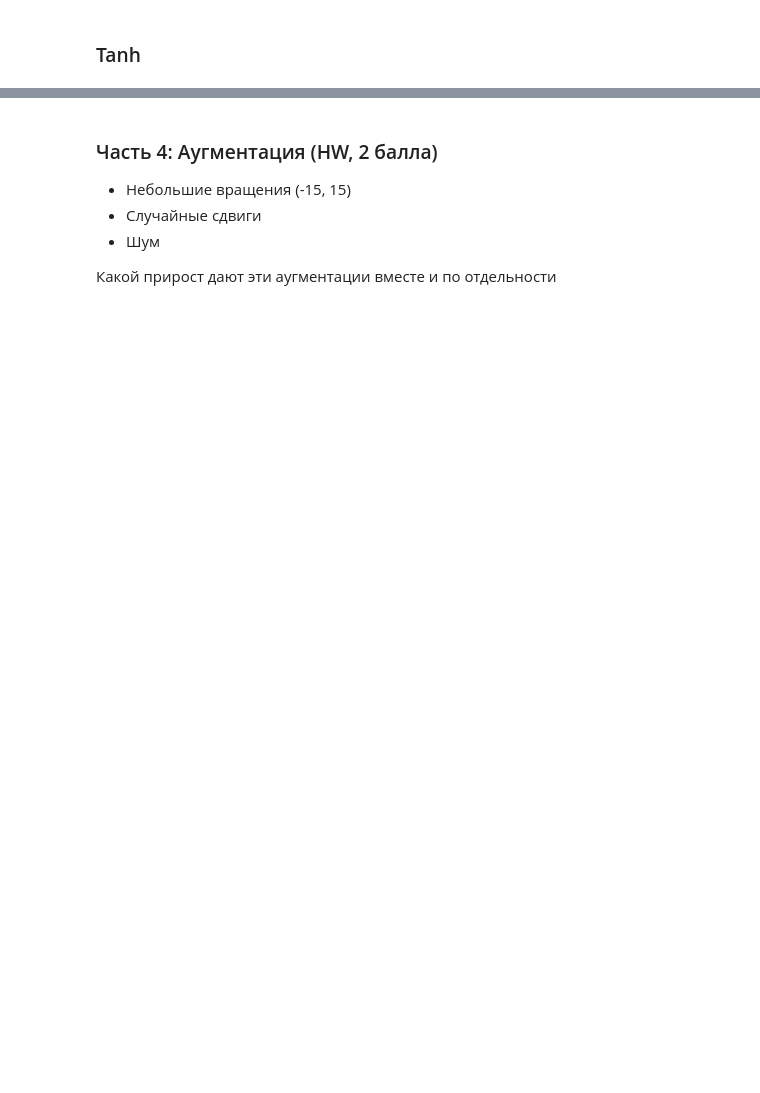
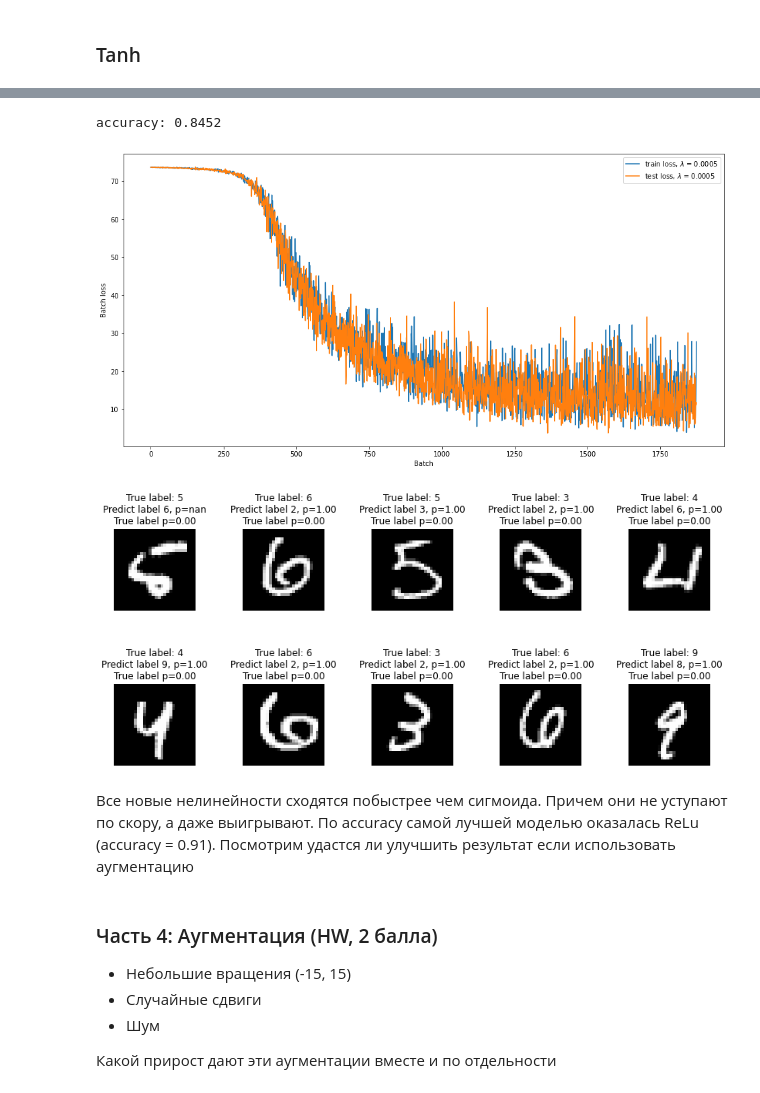
Before and after one commit to lomonoshka/TechnoSphere, a Jupyter notebook: Second_semestr/ML/Seminar2/Practice task 2, Back propagation for MNIST.ipynb, the cells around one changed output, grey strips where cells are left out. Drawn from its saved outputs; the diff is of its cells as text; code cells hidden in the pictures; blank space fills up the shorter version.

```diff
--- a/Second_semestr/ML/Seminar2/Practice task 2, Back propagation for MNIST.ipynb
+++ b/Second_semestr/ML/Seminar2/Practice task 2, Back propagation for MNIST.ipynb
@@ -286,3 +149,13 @@ for k, i in enumerate(missclass[:25]):
+# %%
+nn = NeuralNetwork([Linear(784, 100), Tanh(), Linear(100,100), Tanh(), Linear(100, 10)], NLLLoss())
+train_and_view_results(nn, train_loader, test_loader, learning_rate=0.0005)
+# %% [output]
+accuracy: 0.8452
+[figure, added]
+[figure, added]
+# %% [markdown]
+Все новые нелинейности сходятся побыстрее чем сигмоида. Причем они не уступают по скору, а даже выигрывают.
+По accuracy самой лучшей моделью оказалась ReLu (accuracy = 0.91). Посмотрим удастся ли улучшить результат если использовать аугментацию
 # %% [markdown]
 ### Часть 4: Аугментация (HW, 2 балла)
 * Небольшие вращения (-15, 15)
```
Also changed, not shown: parts of 33 cells of this notebook.
